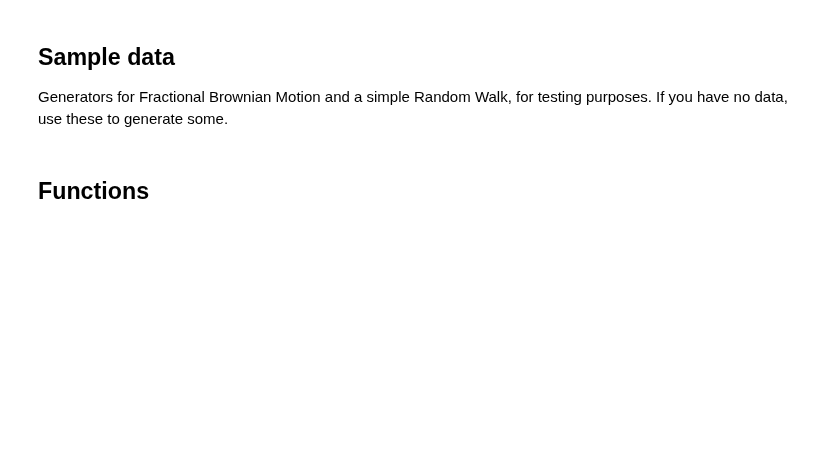
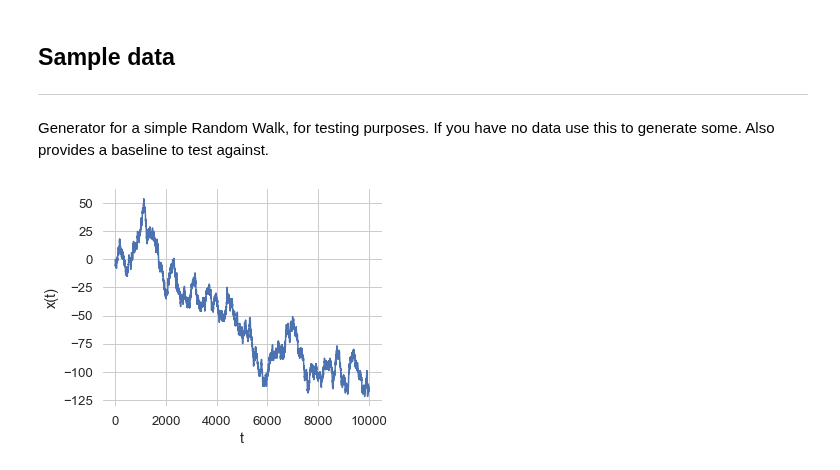
Before and after one commit to garland-culbreth/pymdea, a Jupyter notebook: dea.ipynb, the cells around one changed output. Cells and saved outputs as stored; diff of their text form; code cells hidden in the pictures; blank space fills up the shorter version.

```diff
--- a/dea.ipynb
+++ b/dea.ipynb
@@ -24,3 +19,6 @@ import pandas as pd
 from tqdm import tqdm
-# %%
-plt.style.use('ggplot')  # use any plt.style you like
+# %%
+sns.set_theme(context="notebook",
+              style="whitegrid",
+              palette="deep",
+              font_scale=1.2)
@@ -27,7 +33,8 @@ plt.style.use('ggplot')  # use any plt.style you like
 # %% [markdown]
 ## Sample data
+---
 
-Generators for Fractional Brownian Motion and a simple Random Walk, for testing purposes. If you have no data, use these to generate some.
+Generator for a simple Random Walk, for testing purposes. If you have no data use this to generate some. Also provides a baseline to test against.
 # %%
 def sample_data(length):
     """Generates an array of sample data."""
@@ -42,9 +46,12 @@ def sample_data(length):
 # %%
 some_data = sample_data(10000)
 
-plt.plot(some_data)
-plt.xlabel('t')
-plt.ylabel('x(t)')
+f, ax = plt.subplots(figsize=(5, 4))
+ax.plot(some_data)
+ax.set_xlabel('t')
+ax.set_ylabel('x(t)')
+ax.grid(True)
+sns.despine(left=True, bottom=True)
 plt.show()
+# %% [output]
+[figure, added]
-# %% [markdown]
-## Functions
```
Also changed, not shown: parts of 27 cells of this notebook.
